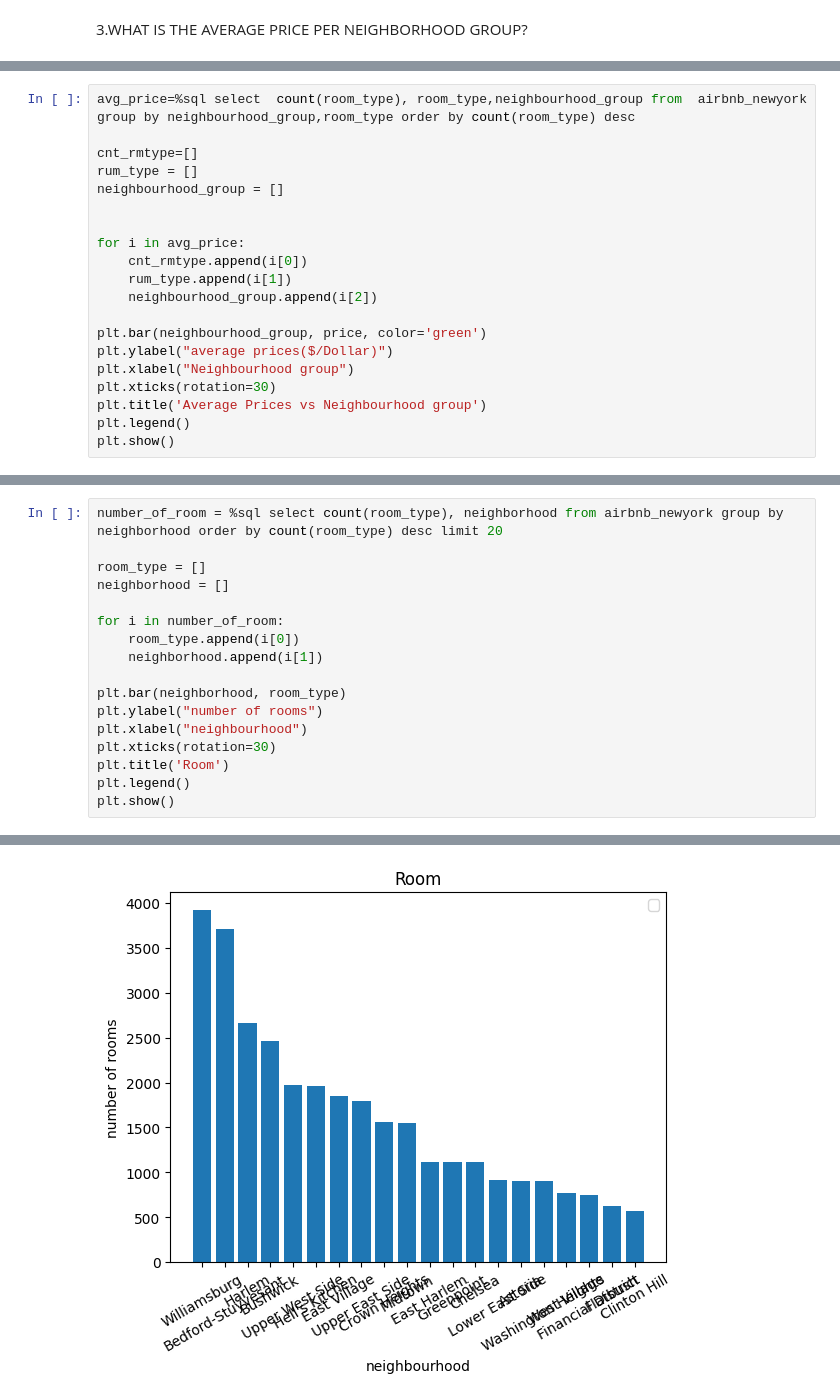
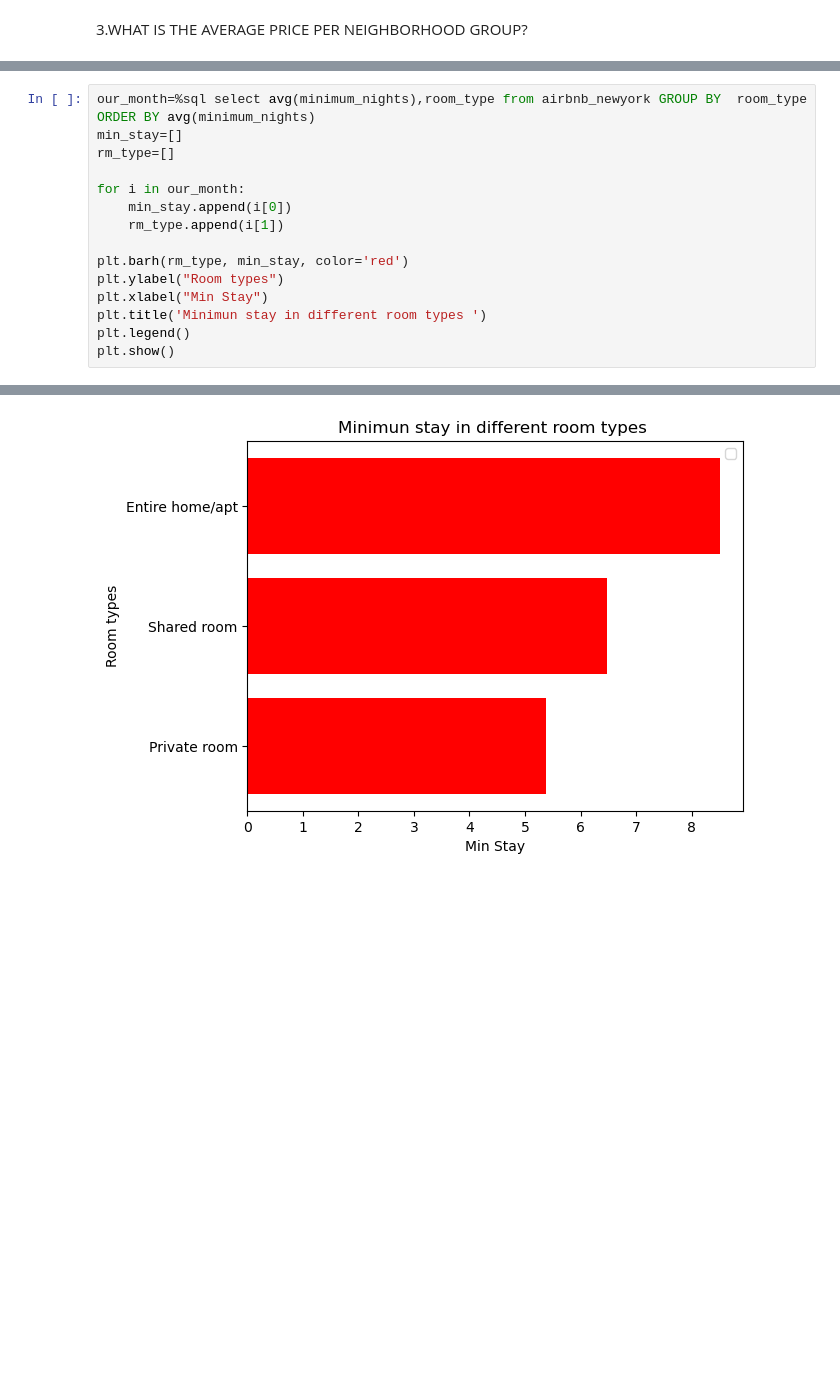
Before and after one commit to The-DigitalAcademy/No_Name-Data-Visualization-and-Analysis---Airbnb_lisbon-, a Jupyter notebook: new_york_airbnb.ipynb, the cells around one changed output, grey strips where cells are left out. Saved outputs shown, nothing was run; the diff lists cells and outputs as text; blank space fills up the shorter version.

```diff
--- a/new_york_airbnb.ipynb
+++ b/new_york_airbnb.ipynb
@@ -247,20 +207,0 @@ Cheapest than can accomodates more than 1 person
-# %%
-avg_price=%sql select  count(room_type), room_type,neighbourhood_group from  airbnb_newyork group by neighbourhood_group,room_type order by count(room_type) desc
-
-cnt_rmtype=[]
-rum_type = []
-neighbourhood_group = []
-
-
-for i in avg_price:
-    cnt_rmtype.append(i[0])
-    rum_type.append(i[1])
-    neighbourhood_group.append(i[2])
-
-plt.bar(neighbourhood_group, price, color='green')
-plt.ylabel("average prices($/Dollar)")
-plt.xlabel("Neighbourhood group")
-plt.xticks(rotation=30)
-plt.title('Average Prices vs Neighbourhood group')
-plt.legend()
-plt.show()
@@ -273,18 +210,16 @@ ValueError: shape mismatch: objects cannot be broadcast to a single shape.  Mism
 # %%
-number_of_room = %sql select count(room_type), neighborhood from airbnb_newyork group by neighborhood order by count(room_type) desc limit 20
+our_month=%sql select avg(minimum_nights),room_type from airbnb_newyork GROUP BY  room_type ORDER BY avg(minimum_nights)
+min_stay=[]
+rm_type=[]
 
-room_type = []
-neighborhood = []
+for i in our_month:
+    min_stay.append(i[0])
+    rm_type.append(i[1])
 
-for i in number_of_room:
-    room_type.append(i[0])
-    neighborhood.append(i[1])
-
-plt.bar(neighborhood, room_type)
-plt.ylabel("number of rooms")
-plt.xlabel("neighbourhood")
-plt.xticks(rotation=30)
-plt.title('Room')
+plt.barh(rm_type, min_stay, color='red')
+plt.ylabel("Room types")
+plt.xlabel("Min Stay")
+plt.title('Minimun stay in different room types ')
 plt.legend()
 plt.show()
 # %% [output]
@@ -295 +229 @@ No artists with labels found to put in legend.  Note that artists whose label st
-[figure, old version]
+[figure, new version]
```
Also changed, not shown: parts of 22 cells of this notebook.
